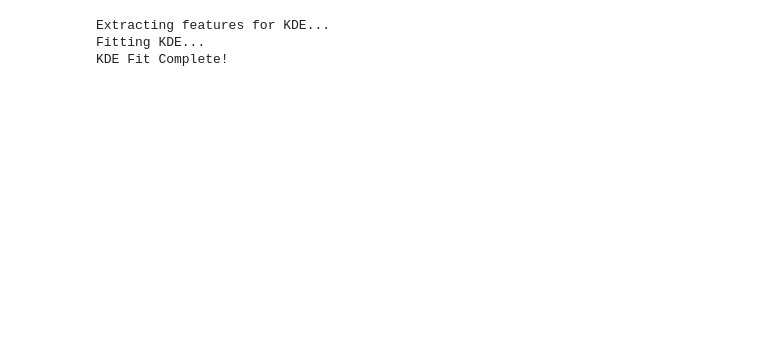
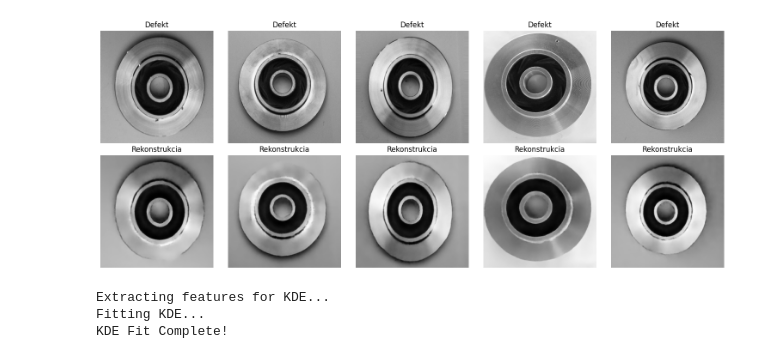
Before and after one commit to matejmedveczky/TP_detekcia_defektov, a Jupyter notebook: autoencoder_FCDD/autoencoder.ipynb, the cells around one changed output. Cells and saved outputs as stored; diff of their text form; code cells hidden in the pictures; blank space fills up the shorter version.

```diff
--- a/autoencoder_FCDD/autoencoder.ipynb
+++ b/autoencoder_FCDD/autoencoder.ipynb
@@ -215,3 +231,34 @@ Separation Gap: 0.001182
+# %%
+import random
+
+model.eval()
+subset_indices = anomaly_loader.dataset.indices
+random_indices = random.sample(subset_indices, 5)
+
+random_images = []
+for idx in random_indices:
+    img, _ = dataset[idx]
+    random_images.append(img)
+
+images = torch.stack(random_images).to(device)
+
+with torch.no_grad():
+    reconstructions = model(images)
+
+fig, axes = plt.subplots(2, 5, figsize=(15, 6))
+for i in range(5):
+    axes[0, i].imshow(images[i].cpu().squeeze(), cmap='gray')
+    axes[0, i].set_title("Defekt")
+    axes[0, i].axis('off')
+
+    axes[1, i].imshow(reconstructions[i].cpu().squeeze(), cmap='gray')
+    axes[1, i].set_title("Rekonstrukcia")
+    axes[1, i].axis('off')
+
+plt.tight_layout()
+plt.show()
+# %% [output]
+[figure, added]
 # %%
 from sklearn.neighbors import KernelDensity
 import numpy as np
```
Also changed, not shown: parts of 7 cells of this notebook.
